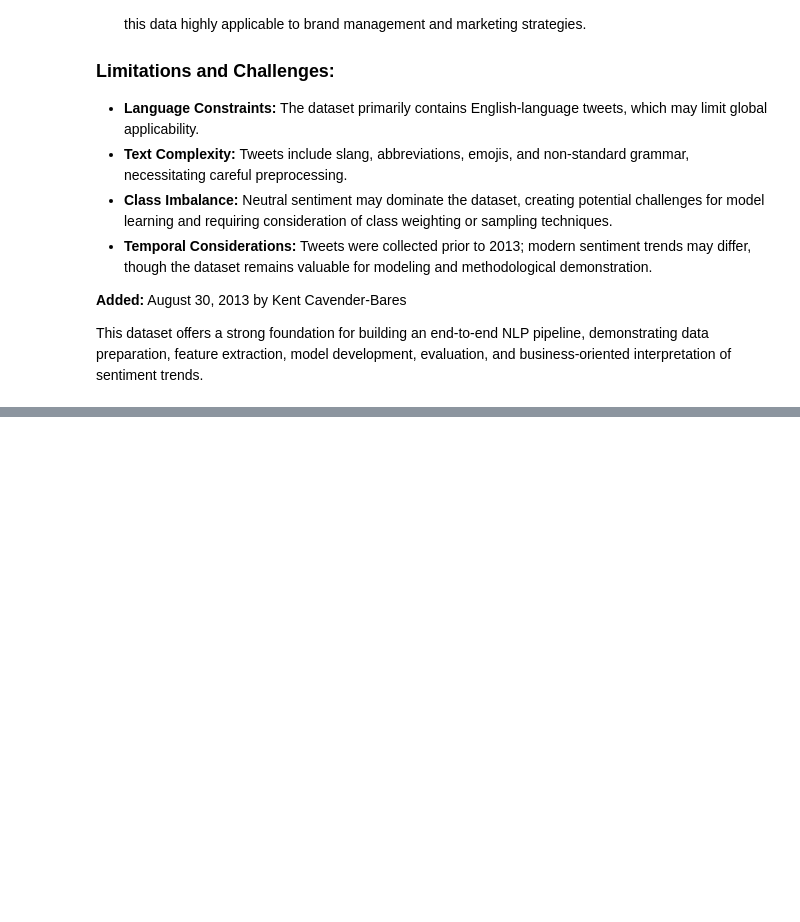
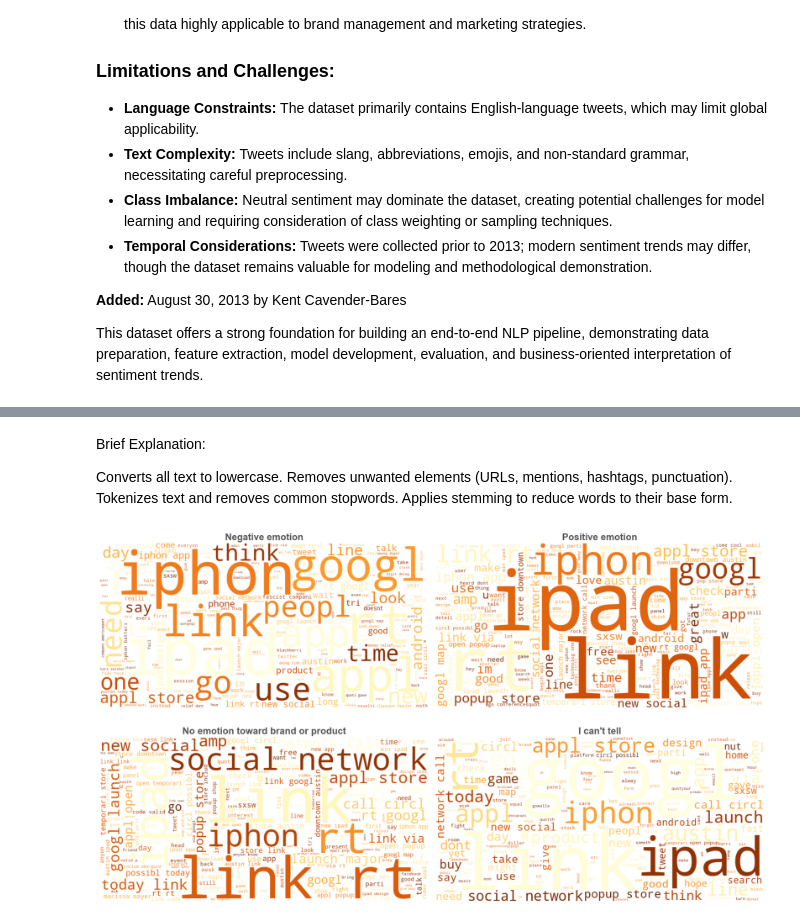
Before and after one commit to PrimeTonyCode/phase_4_project, a Jupyter notebook: Tweet_Sentiment_NLP.ipynb, the cells around one changed output, grey strips where cells are left out. Saved outputs shown, nothing was run; the diff lists cells and outputs as text; code cells hidden in the pictures; blank space fills up the shorter version.

```diff
--- a/Tweet_Sentiment_NLP.ipynb
+++ b/Tweet_Sentiment_NLP.ipynb
@@ -49,0 +123,5 @@ This dataset offers a strong foundation for building an end-to-end NLP pipeline,
+# %%
+import pandas as pd
+
+sentimentdata = pd.read_csv("judge-1377884607_tweet_product_company.csv", encoding='latin1')
+sentimentdata.head()
@@ -49,0 +174,9 @@ This dataset offers a strong foundation for building an end-to-end NLP pipeline,
+# %%
+# 2.1 Drop any rows with missing tweet_text
+sentimentdata = sentimentdata.dropna(subset=['tweet_text'])
+
+# 2.2 Remove duplicate tweets
+sentimentdata = sentimentdata.drop_duplicates(subset=['tweet_text'])
+
+# Check the dataset info after cleaning
+sentimentdata.info()
@@ -49,0 +198,6 @@ This dataset offers a strong foundation for building an end-to-end NLP pipeline,
+# %%
+# Fill missing 'emotion_in_tweet_is_directed_at' with 'Unknown'
+sentimentdata['emotion_in_tweet_is_directed_at'] = sentimentdata['emotion_in_tweet_is_directed_at'].fillna('Unknown')
+
+# Check the updated counts
+sentimentdata['emotion_in_tweet_is_directed_at'].value_counts()
@@ -49,0 +299,33 @@ This dataset offers a strong foundation for building an end-to-end NLP pipeline,
+# %% [markdown]
+Brief Explanation:
+
+Converts all text to lowercase.
+Removes unwanted elements (URLs, mentions, hashtags, punctuation).
+Tokenizes text and removes common stopwords.
+Applies stemming to reduce words to their base form.
+# %%
+from wordcloud import STOPWORDS
+
+sentiments = sentimentdata['is_there_an_emotion_directed_at_a_brand_or_product'].unique()
+fig, axes = plt.subplots(2, 2, figsize=(20, 12))
+
+for ax, sentiment in zip(axes.flatten(), sentiments):
+    text = sentimentdata[sentimentdata['is_there_an_emotion_directed_at_a_brand_or_product']==sentiment]['clean_text']
+    wordcloud = WordCloud(
+        width=800,
+        height=400,
+        background_color='white',
+        colormap='YlOrBr',
+        max_words=200,
+        stopwords=STOPWORDS
+    ).generate(" ".join(text))
+
+    ax.imshow(wordcloud, interpolation='bilinear')
+    ax.axis('off')
+    ax.set_title(f"{sentiment}", fontsize=20, weight='bold', color='#555555')
+
+plt.tight_layout()
+plt.savefig('output/combined_wordclouds.png', dpi=400)
+plt.show()
+# %% [output]
+[figure, added]
```
Also changed, not shown: parts of 29 cells of this notebook, 9 other files.
